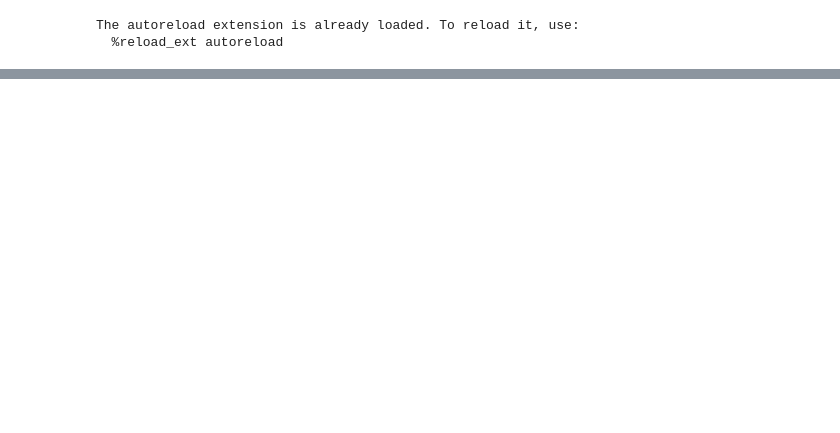
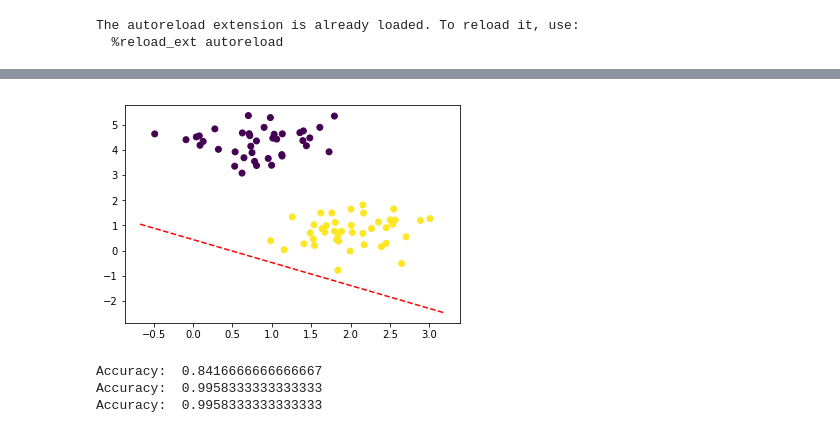
Before and after one commit to drakesvoboda/MLHomework, a Jupyter notebook: Untitled.ipynb, the cells around one changed output, grey strips where cells are left out. Cells and saved outputs as stored; diff of their text form; code cells hidden in the pictures; blank space fills up the shorter version.

```diff
--- a/Untitled.ipynb
+++ b/Untitled.ipynb
@@ -33,0 +62,9 @@ regressor.plot_loss()
+# %%
+k = int(len(inputs) / 5)
+folds = [(inputs[i:i+k], labels[i:i+k]) for i in range(0, len(inputs), k)]
+
+train_set = folds[0:3]
+train_inputs = np.concatenate([data[0] for data in train_set])
+train_labels = np.concatenate([data[1] for data in train_set])
+
+test_inputs, test_labels = folds[4]
@@ -33,0 +73,14 @@ regressor.plot_loss()
+# %%
+# Plot test data and initial decision boundary
+plot_data(test_inputs, test_labels, regressor.weights)
+# %% [output]
+[figure, added]
+# %%
+# Train for 3 epochs on train data
+regressor.sgd(train_inputs, train_labels, batch_size=10, lr=1)
+regressor.sgd(train_inputs, train_labels, batch_size=20, lr=1e-1)
+regressor.sgd(train_inputs, train_labels, batch_size=30, lr=1e-2)
+# %% [output]
+Accuracy:  0.8416666666666667
+Accuracy:  0.9958333333333333
+Accuracy:  0.9958333333333333
```
Also changed, not shown: parts of 23 cells of this notebook, 8 other files.
